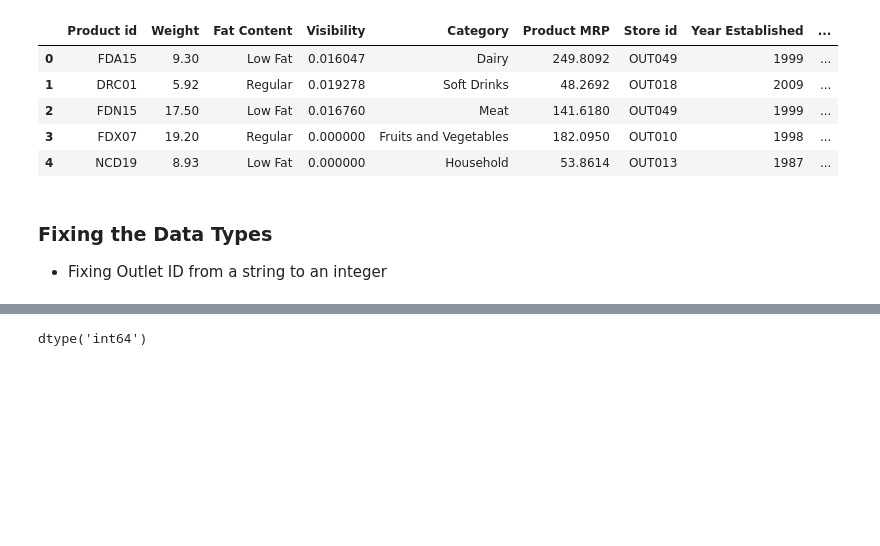
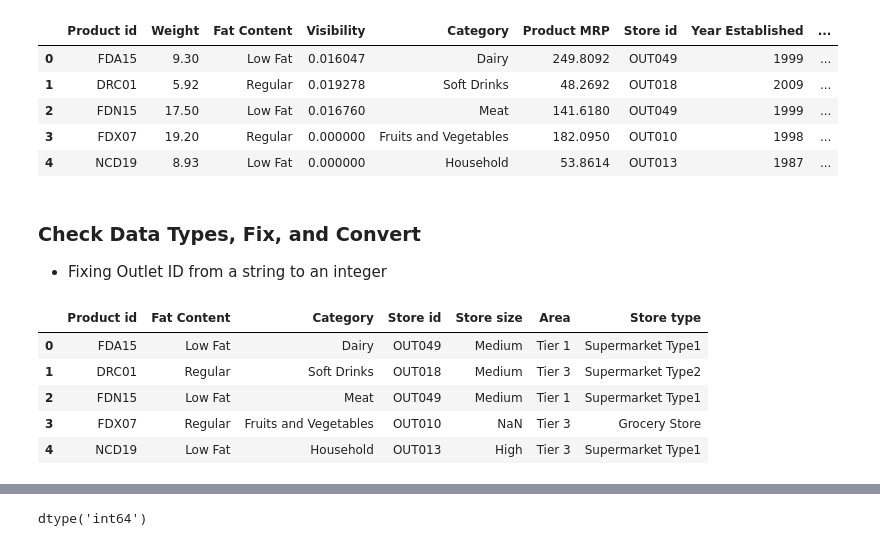
Before and after one commit to swirita/Prediction-of-Product-Sales, a Jupyter notebook: Prediction_of_Product_Sales.ipynb, the cells around one changed output, grey strips where cells are left out. Drawn from its saved outputs; the diff is of its cells as text; code cells hidden in the pictures; blank space fills up the shorter version.

```diff
--- a/Prediction_of_Product_Sales.ipynb
+++ b/Prediction_of_Product_Sales.ipynb
@@ -82,5 +82,16 @@ df.head()
 | 3 | FDX07 | 19.20 | Regular | 0.000000 | Fruits and Vegetables | 182.0950 | OUT010 | 1998 | ... |
 | 4 | NCD19 | 8.93 | Low Fat | 0.000000 | Household | 53.8614 | OUT013 | 1987 | ... |
 # %% [markdown]
-### Fixing the Data Types
+### Check Data Types, Fix, and Convert
 - Fixing Outlet ID from a string to an integer
+# %%
+# view object columns
+cat_cols=df.select_dtypes('object').columns
+df[cat_cols].head()
+# %% [output]
+|  | Product id | Fat Content | Category | Store id | Store size | Area | Store type |
+| 0 | FDA15 | Low Fat | Dairy | OUT049 | Medium | Tier 1 | Supermarket Type1 |
+| 1 | DRC01 | Regular | Soft Drinks | OUT018 | Medium | Tier 3 | Supermarket Type2 |
+| 2 | FDN15 | Low Fat | Meat | OUT049 | Medium | Tier 1 | Supermarket Type1 |
+| 3 | FDX07 | Regular | Fruits and Vegetables | OUT010 | NaN | Tier 3 | Grocery Store |
+| 4 | NCD19 | Low Fat | Household | OUT013 | High | Tier 3 | Supermarket Type1 |
```
Also changed, not shown: parts of 26 cells of this notebook.
